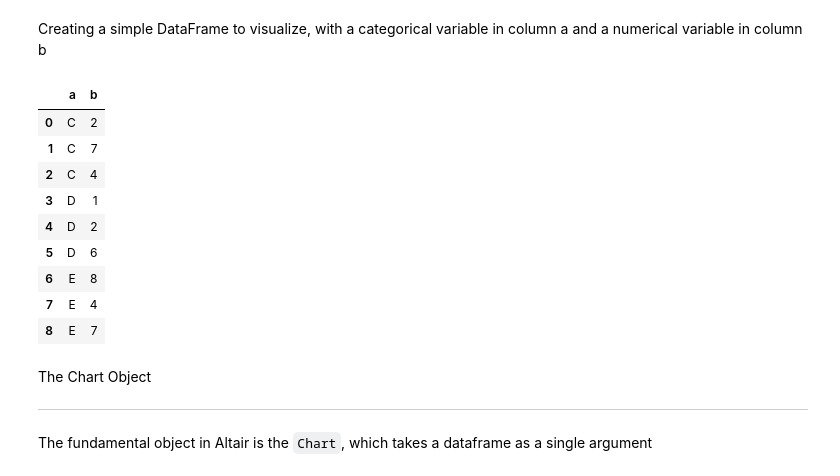
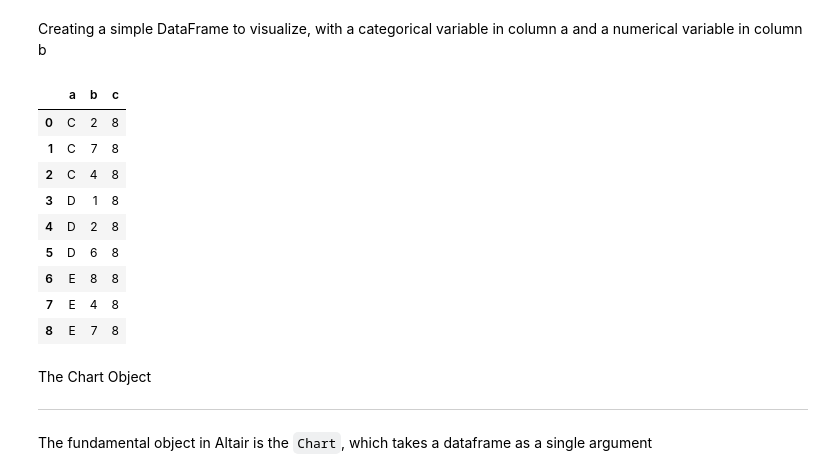
Before and after one commit to Magadh1811/Exploring-Libraries, a Jupyter notebook: Altair Library/Altair.ipynb, the cells around one changed output. Cells and saved outputs as stored; diff of their text form; code cells hidden in the pictures.

```diff
--- a/Altair Library/Altair.ipynb
+++ b/Altair Library/Altair.ipynb
@@ -23,19 +37,20 @@ from vega_datasets import data
 Creating a simple DataFrame to visualize, with a categorical variable in column a and a numerical variable in column b
 # %%
 data = pd.DataFrame({'a': list('CCCDDDEEE'),
-                     'b': [2, 7, 4, 1, 2, 6, 8, 4, 7]})
+                     'b': [2, 7, 4, 1, 2, 6, 8, 4, 7],
+                     'c': [8,8,8,8,8,8,8,8,8]})
 data
 # %% [output]
-|  | a | b |
-| 0 | C | 2 |
-| 1 | C | 7 |
-| 2 | C | 4 |
-| 3 | D | 1 |
-| 4 | D | 2 |
-| 5 | D | 6 |
-| 6 | E | 8 |
-| 7 | E | 4 |
-| 8 | E | 7 |
+|  | a | b | c |
+| 0 | C | 2 | 8 |
+| 1 | C | 7 | 8 |
+| 2 | C | 4 | 8 |
+| 3 | D | 1 | 8 |
+| 4 | D | 2 | 8 |
+| 5 | D | 6 | 8 |
+| 6 | E | 8 | 8 |
+| 7 | E | 4 | 8 |
+| 8 | E | 7 | 8 |
 # %% [markdown]
 The Chart Object<br><hr>
 The fundamental object in Altair is the `Chart`, which takes a dataframe as a single argument<br>
```
Also changed, not shown: parts of 3 cells of this notebook, 1 other file.
